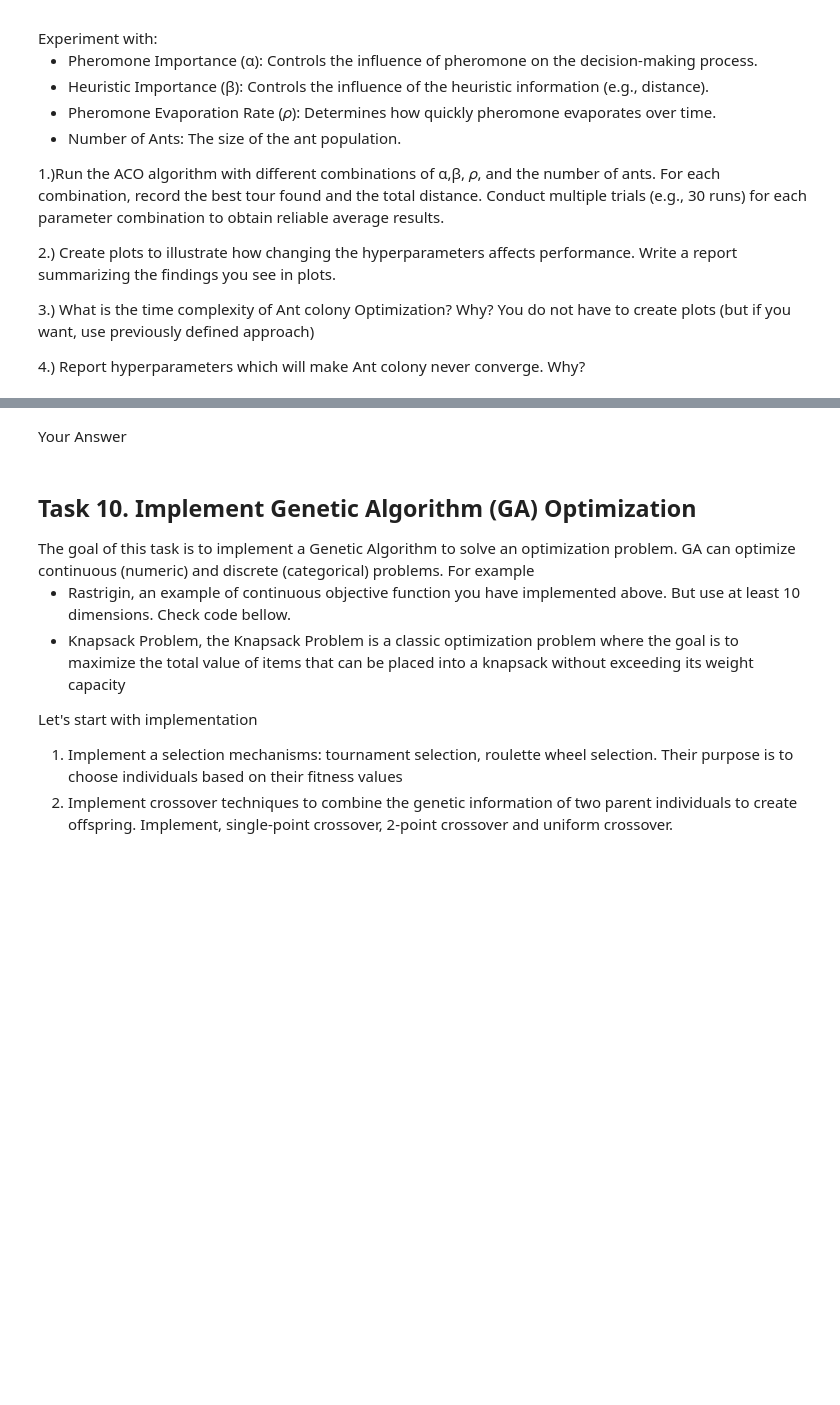
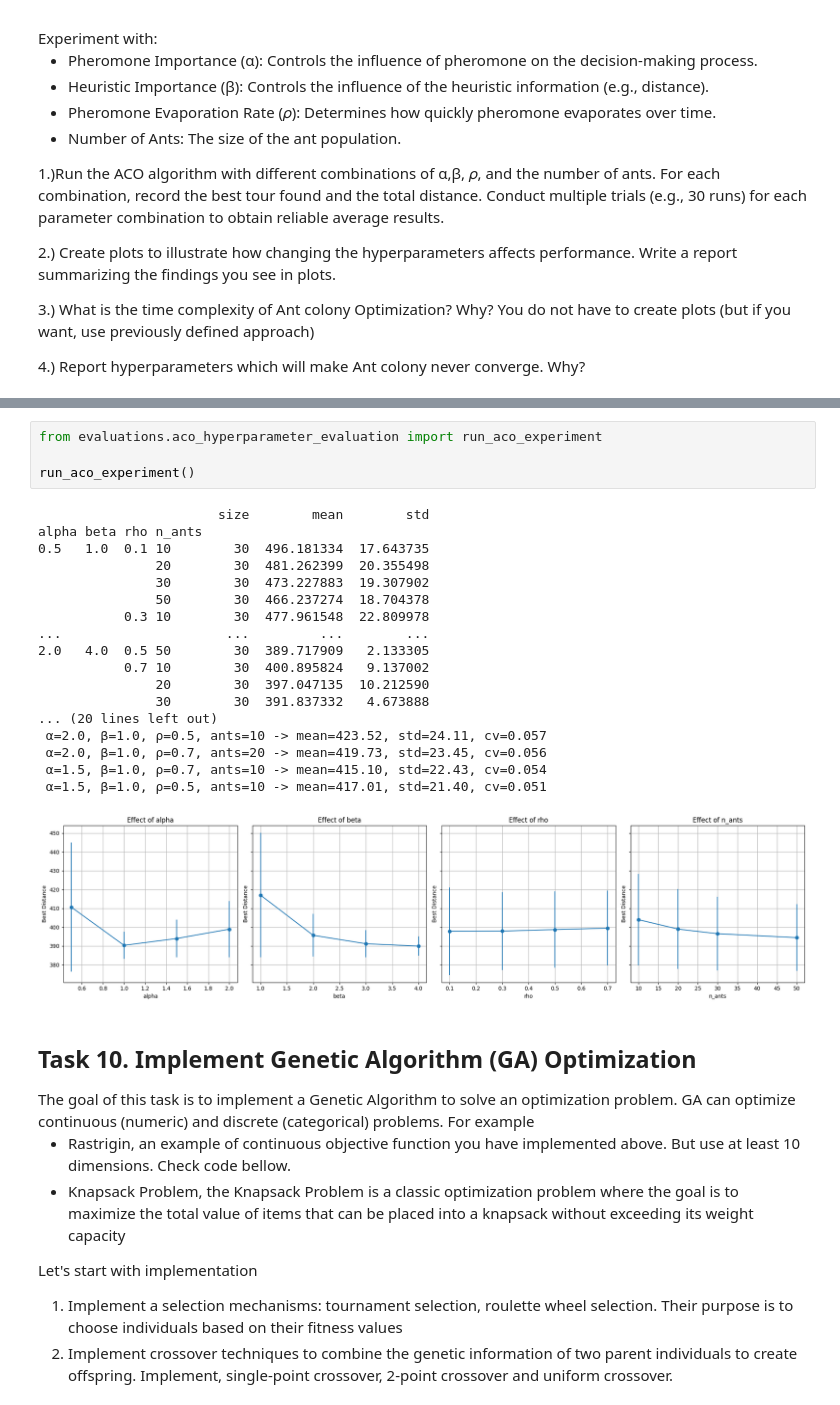
Before and after one commit to MarioSomodi/Optimization-Algorithms, a Jupyter notebook: OABOEC_Project_Mario_Somodi.ipynb, the cells around one changed output, grey strips where cells are left out. Drawn from its saved outputs; the diff is of its cells as text; blank space fills up the shorter version.

```diff
--- a/OABOEC_Project_Mario_Somodi.ipynb
+++ b/OABOEC_Project_Mario_Somodi.ipynb
@@ -677,5 +590,26 @@ run_aco_evaluation()
-# %% [markdown]
-Your Answer
+# %%
+from evaluations.aco_hyperparameter_evaluation import run_aco_experiment
+
+run_aco_experiment()
+# %% [output]
+                       size        mean        std
+alpha beta rho n_ants
+0.5   1.0  0.1 10        30  496.181334  17.643735
+               20        30  481.262399  20.355498
+               30        30  473.227883  19.307902
+               50        30  466.237274  18.704378
+           0.3 10        30  477.961548  22.809978
+...                     ...         ...        ...
+2.0   4.0  0.5 50        30  389.717909   2.133305
+           0.7 10        30  400.895824   9.137002
+               20        30  397.047135  10.212590
+               30        30  391.837332   4.673888
+... (20 lines left out)
+ α=2.0, β=1.0, ρ=0.5, ants=10 -> mean=423.52, std=24.11, cv=0.057
+ α=2.0, β=1.0, ρ=0.7, ants=20 -> mean=419.73, std=23.45, cv=0.056
+ α=1.5, β=1.0, ρ=0.7, ants=10 -> mean=415.10, std=22.43, cv=0.054
+ α=1.5, β=1.0, ρ=0.5, ants=10 -> mean=417.01, std=21.40, cv=0.051
+[figure, added]
 # %% [markdown]
 <h2> Task 10. Implement Genetic Algorithm (GA) Optimization </h2>
 The goal of this task is to implement a Genetic Algorithm to solve an optimization problem. GA can optimize continuous (numeric) and discrete (categorical) problems. For example
```
Also changed, not shown: parts of 22 cells of this notebook, 1 other file.
